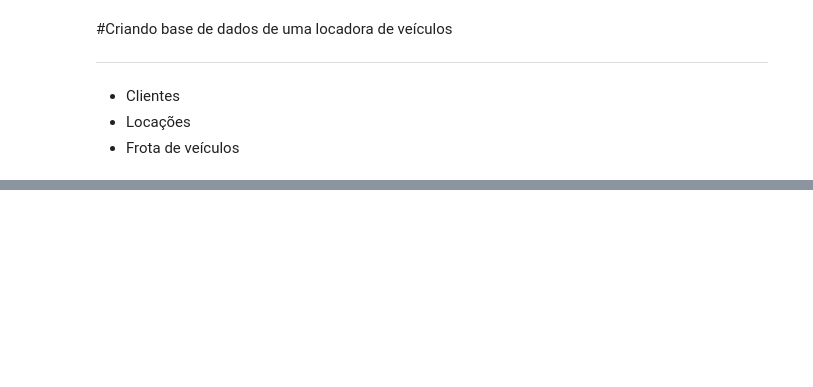
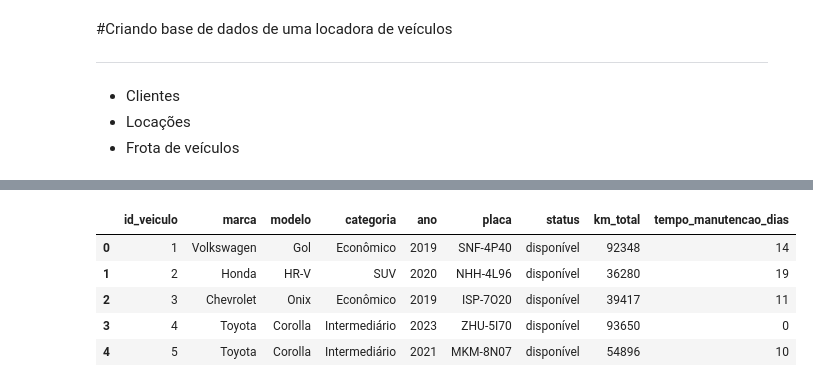
Before and after one commit to fabiobaroliveira/gerador_base_de_dados, a Jupyter notebook: locadora_de_veículos.ipynb, the cells around one changed output, grey strips where cells are left out. Cells and saved outputs as stored; diff of their text form; code cells hidden in the pictures; blank space fills up the shorter version.

```diff
--- a/locadora_de_veículos.ipynb
+++ b/locadora_de_veículos.ipynb
@@ -323,0 +217,9 @@ files.download('equipes.csv')
+# %%
+veiculos_df.head()
+# %% [output]
+|  | id_veiculo | marca | modelo | categoria | ano | placa | status | km_total | tempo_manutencao_dias |
+| 0 | 1 | Volkswagen | Gol | Econômico | 2019 | SNF-4P40 | disponível | 92348 | 14 |
+| 1 | 2 | Honda | HR-V | SUV | 2020 | NHH-4L96 | disponível | 36280 | 19 |
+| 2 | 3 | Chevrolet | Onix | Econômico | 2019 | ISP-7O20 | disponível | 39417 | 11 |
+| 3 | 4 | Toyota | Corolla | Intermediário | 2023 | ZHU-5I70 | disponível | 93650 | 0 |
+| 4 | 5 | Toyota | Corolla | Intermediário | 2021 | MKM-8N07 | disponível | 54896 | 10 |
```
Also changed, not shown: parts of 28 cells of this notebook.
